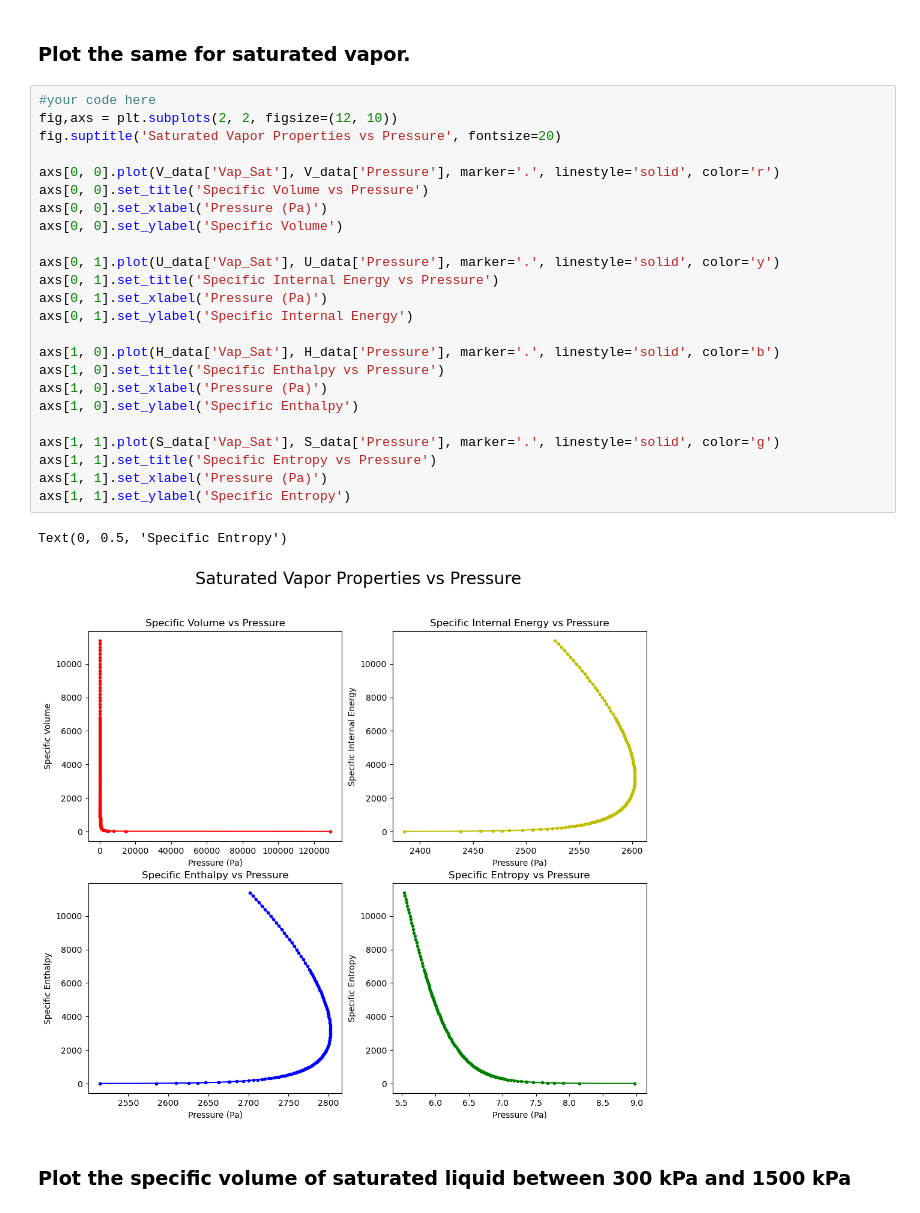
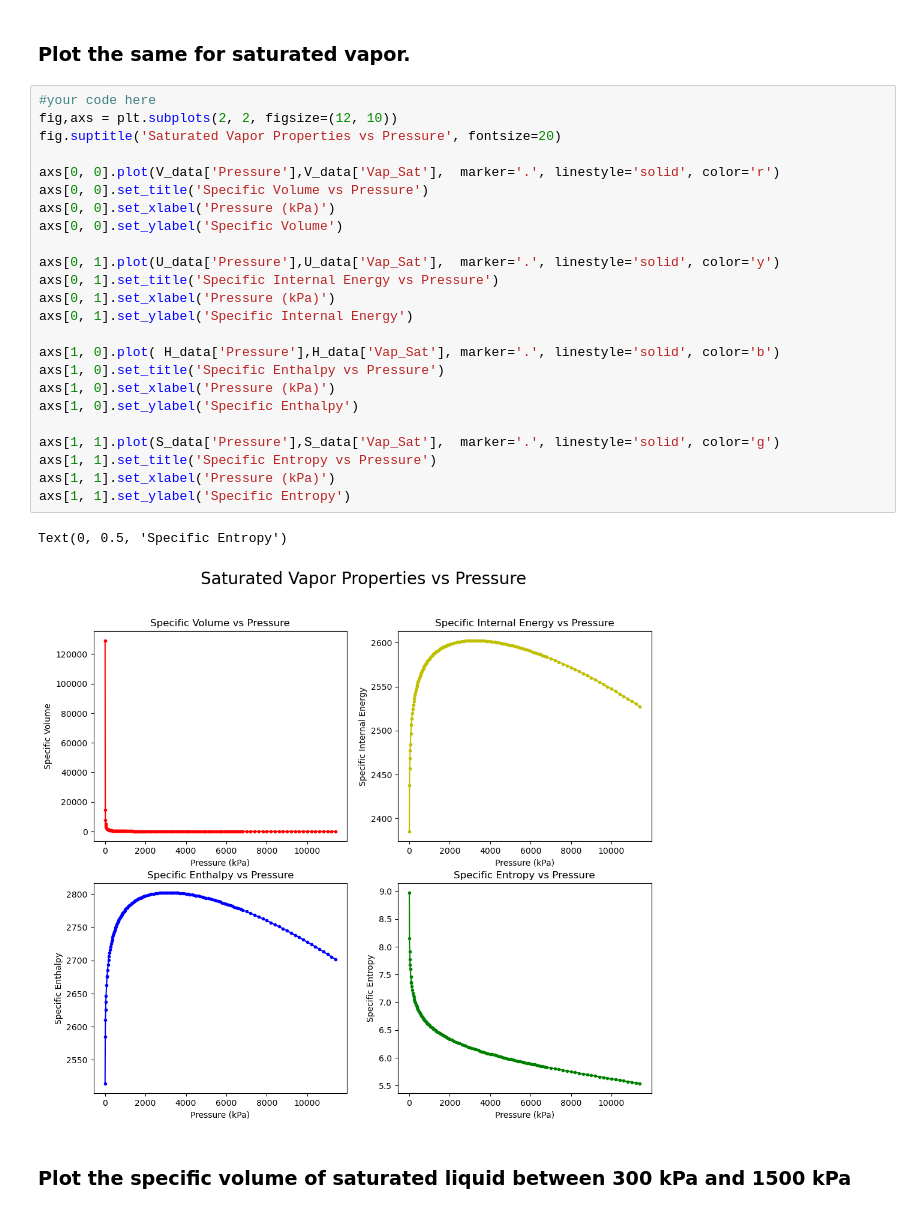
Before and after one commit to sg11421/Machine-Learning-with-Python, a Jupyter notebook: 220540_KomalKumari/Assignment1.ipynb, the cells around one changed output. Cells and saved outputs as stored; diff of their text form.

```diff
--- a/220540_KomalKumari/Assignment1.ipynb
+++ b/220540_KomalKumari/Assignment1.ipynb
@@ -375,30 +371,30 @@ Text(0, 0.5, 'Specific Entropy')
 # %%
 #your code here
 fig,axs = plt.subplots(2, 2, figsize=(12, 10))
 fig.suptitle('Saturated Vapor Properties vs Pressure', fontsize=20)
 
-axs[0, 0].plot(V_data['Vap_Sat'], V_data['Pressure'], marker='.', linestyle='solid', color='r')
+axs[0, 0].plot(V_data['Pressure'],V_data['Vap_Sat'],  marker='.', linestyle='solid', color='r')
 axs[0, 0].set_title('Specific Volume vs Pressure')
-axs[0, 0].set_xlabel('Pressure (Pa)')
+axs[0, 0].set_xlabel('Pressure (kPa)')
 axs[0, 0].set_ylabel('Specific Volume')
 
-axs[0, 1].plot(U_data['Vap_Sat'], U_data['Pressure'], marker='.', linestyle='solid', color='y')
+axs[0, 1].plot(U_data['Pressure'],U_data['Vap_Sat'],  marker='.', linestyle='solid', color='y')
 axs[0, 1].set_title('Specific Internal Energy vs Pressure')
-axs[0, 1].set_xlabel('Pressure (Pa)')
+axs[0, 1].set_xlabel('Pressure (kPa)')
 axs[0, 1].set_ylabel('Specific Internal Energy')
 
-axs[1, 0].plot(H_data['Vap_Sat'], H_data['Pressure'], marker='.', linestyle='solid', color='b')
+axs[1, 0].plot( H_data['Pressure'],H_data['Vap_Sat'], marker='.', linestyle='solid', color='b')
 axs[1, 0].set_title('Specific Enthalpy vs Pressure')
-axs[1, 0].set_xlabel('Pressure (Pa)')
+axs[1, 0].set_xlabel('Pressure (kPa)')
 axs[1, 0].set_ylabel('Specific Enthalpy')
 
-axs[1, 1].plot(S_data['Vap_Sat'], S_data['Pressure'], marker='.', linestyle='solid', color='g')
+axs[1, 1].plot(S_data['Pressure'],S_data['Vap_Sat'],  marker='.', linestyle='solid', color='g')
 axs[1, 1].set_title('Specific Entropy vs Pressure')
-axs[1, 1].set_xlabel('Pressure (Pa)')
+axs[1, 1].set_xlabel('Pressure (kPa)')
 axs[1, 1].set_ylabel('Specific Entropy')
 # %% [output]
 Text(0, 0.5, 'Specific Entropy')
-[figure, old version]
+[figure, new version]
 # %% [markdown]
 ### Plot the specific volume of saturated liquid between 300 kPa and 1500 kPa
 # %%
```
Also changed, not shown: parts of 4 cells of this notebook.
